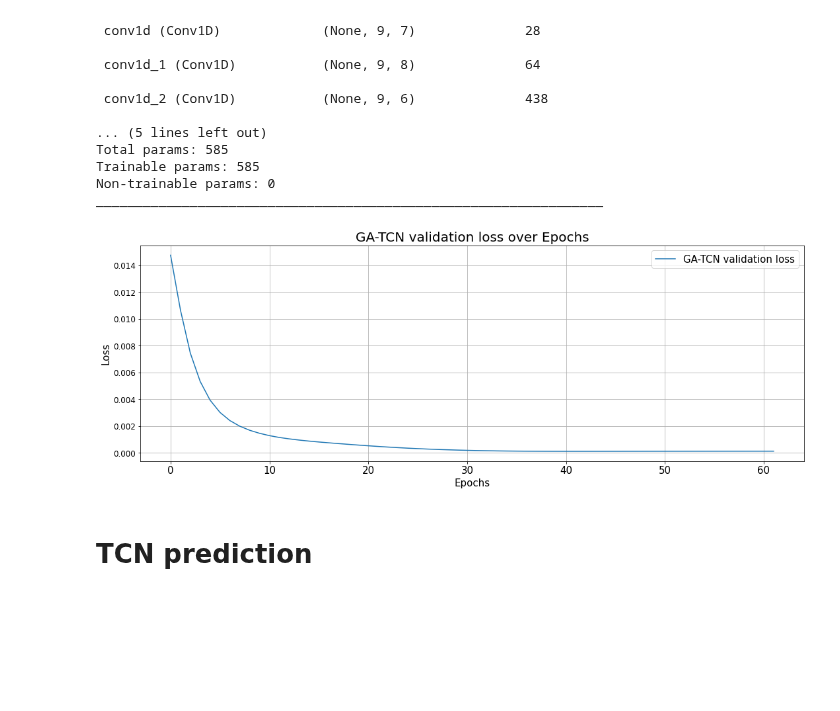
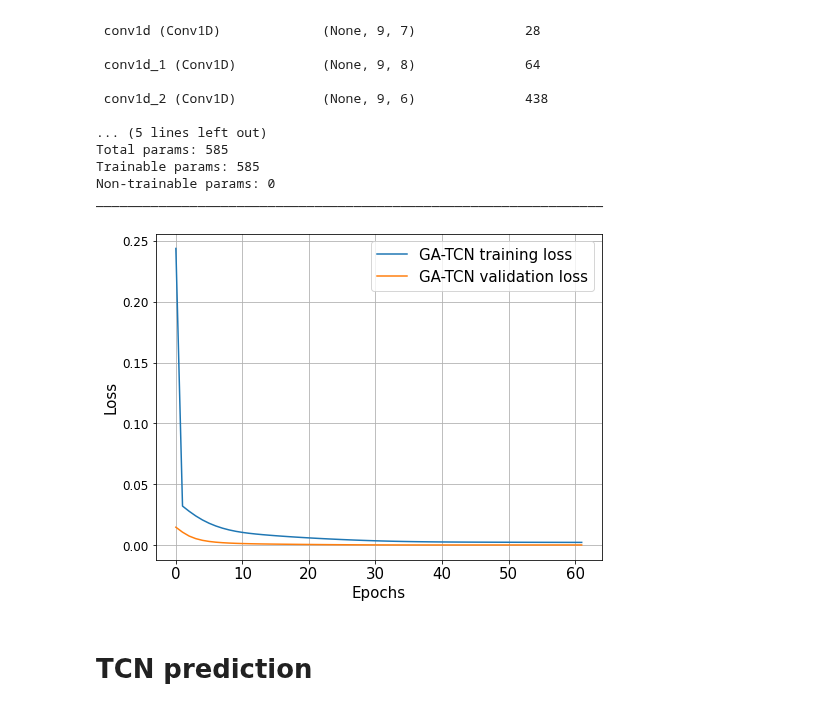
Before and after one commit to ashrafalaghbari/GA-TCN-LSTM, a Jupyter notebook: Proposed_model/GA_TCN_LSTM_model.ipynb, the cells around one changed output. Cells and saved outputs as stored; diff of their text form; code cells hidden in the pictures; blank space fills up the shorter version.

Commit message:
plotting the training and validation loss curves

```diff
--- a/Proposed_model/GA_TCN_LSTM_model.ipynb
+++ b/Proposed_model/GA_TCN_LSTM_model.ipynb
@@ -511,6 +510,6 @@ plt.show()
 # %%
 # # select features
-series.insert(0, column = 'days', value= range(len(data), 0, -1))
+series.insert(0, column = 'days', value= range(len(series), 0, -1))
 series.insert(3, column = "interaction_effect_onNextOilRate", value= series["ON_STREAM_HRS"].shift(-1) * series["AVG_CHOKE_SIZE_P"].shift(-1) * series['days'])
 series =series[[
                 "interaction_effect_onNextOilRate",
@@ -1013,19 +1013,20 @@ Non-trainable params: 0
 _________________________________________________________________
 # %%
 # TCN validation loss over epochs
-fig, ax = plt.subplots(1, 1, figsize=(18,6))
+fig, ax = plt.subplots(1, 1, figsize=(8,6))
+plt.plot(history_tcn.history['loss'], label='GA-TCN training loss')
 plt.plot(history_tcn.history['val_loss'], label='GA-TCN validation loss')
 plt.xlabel('Epochs', fontsize=15)
 plt.xticks(fontsize=15)
 plt.ylabel('Loss', fontsize=15)
 plt.yticks(fontsize=12)
-plt.title('GA-TCN validation loss over Epochs', fontsize=20)
+# plt.title('GA-TCN validation loss over Epochs', fontsize=20)
 plt.grid()
 plt.legend(fontsize=15)
-plt.savefig("GA-TCN validation loss.png", format='png', dpi=1600, bbox_inches='tight')
+plt.savefig("GA-TCN loss.png", format='png', dpi=1600, bbox_inches='tight')
 plt.show()
 # %% [output]
-[figure, old version]
+[figure, new version]
 # %% [markdown]
 # TCN prediction
 # %%
```
Also changed, not shown: parts of 11 cells of this notebook.
